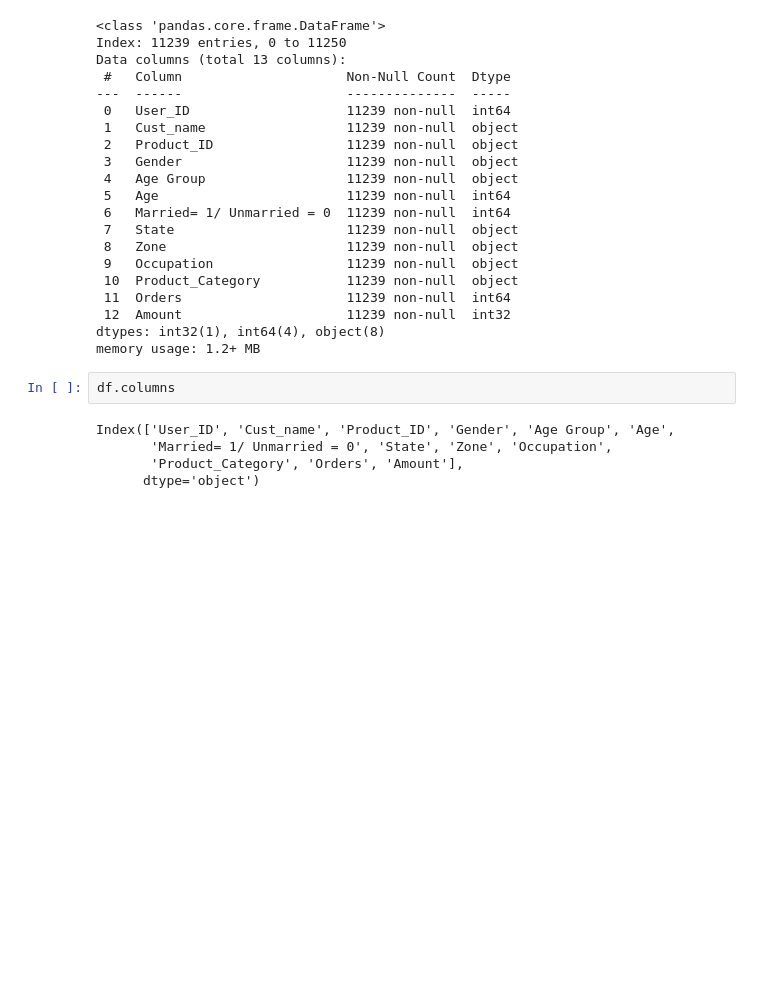
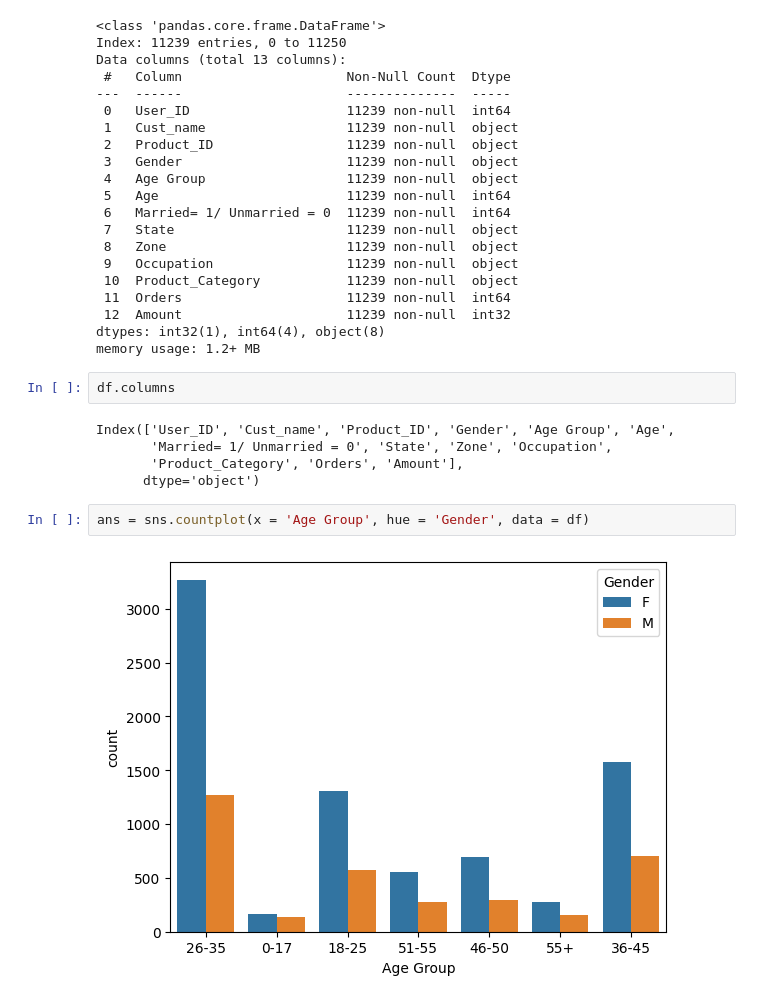
Before and after one commit to Manoj-Ghosh/Sales_Analysis_Project, a Jupyter notebook: Sales_Analysis.ipynb, the cells around one changed output. Drawn from its saved outputs; the diff is of its cells as text; blank space fills up the shorter version.

```diff
--- a/Sales_Analysis.ipynb
+++ b/Sales_Analysis.ipynb
@@ -294,3 +300,7 @@ Index(['User_ID', 'Cust_name', 'Product_ID', 'Gender', 'Age Group', 'Age',
        'Married= 1/ Unmarried = 0', 'State', 'Zone', 'Occupation',
        'Product_Category', 'Orders', 'Amount'],
       dtype='object')
+# %%
+ans = sns.countplot(x = 'Age Group', hue = 'Gender', data = df)
+# %% [output]
+[figure, added]
```
Also changed, not shown: parts of 3 cells of this notebook.
